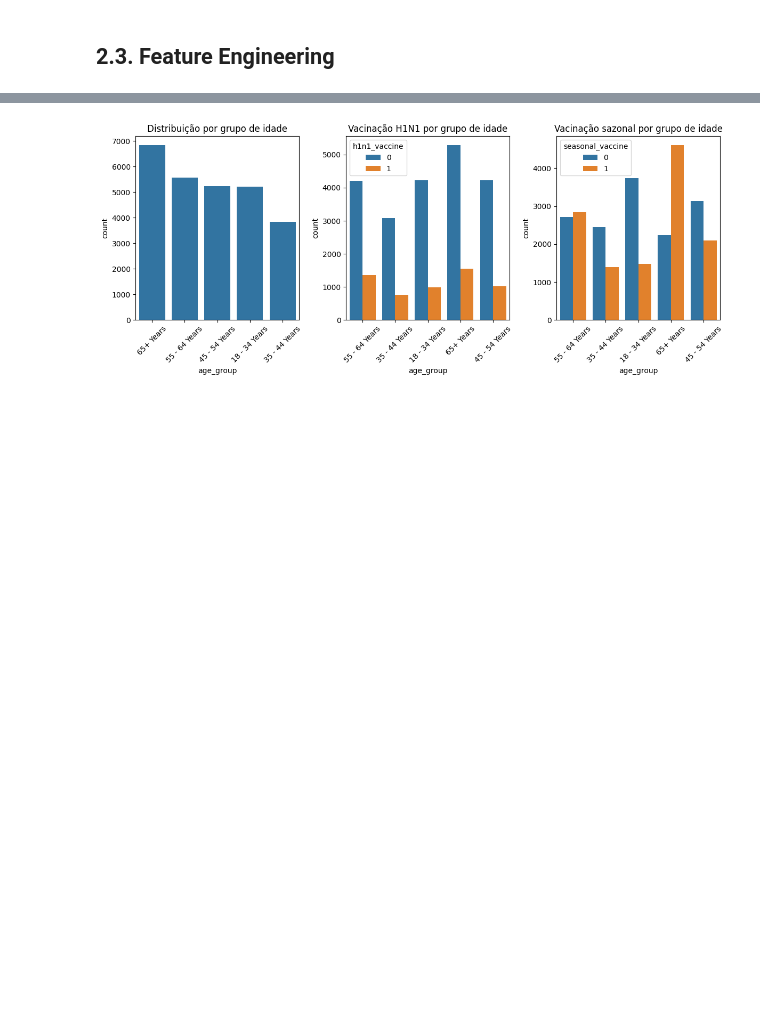
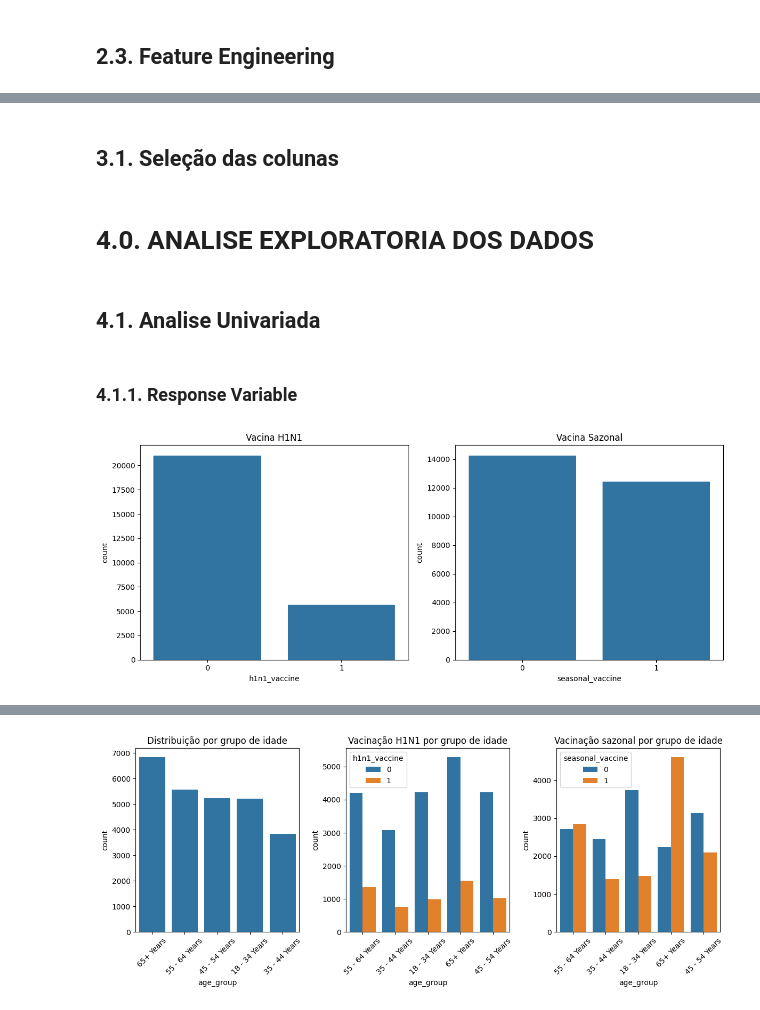
Before and after one commit to TiagoTuk/flu_shot_learning, a Jupyter notebook: notebooks/c2_feature_engeneering.ipynb, the cells around one changed output, grey strips where cells are left out. Drawn from its saved outputs; the diff is of its cells as text; code cells hidden in the pictures; blank space fills up the shorter version.

Commit message:
Finalizado feature engineering e a seleção das colunas, Inicio EDA

```diff
--- a/notebooks/c2_feature_engeneering.ipynb
+++ b/notebooks/c2_feature_engeneering.ipynb
@@ -357,0 +434,2 @@ df2.head()
+# %%
+df3 = df2.copy()
@@ -357,0 +445,30 @@ df2.head()
+# %% [markdown]
+## 3.1. Seleção das colunas
+# %%
+cols_drop = ['respondent_id', 'education', 'income_poverty', 'employment_status', 'hhs_geo_region', 'census_msa',
+             'employment_industry', 'employment_occupation']
+
+df3 = df3.drop( cols_drop, axis=1 )
+# %% [markdown]
+# 4.0. ANALISE EXPLORATORIA DOS DADOS
+# %%
+df4 = df3.copy()
+# %% [markdown]
+## 4.1. Analise Univariada
+# %% [markdown]
+### 4.1.1. Response Variable
+# %%
+plt.figure(figsize=(12, 5))
+
+plt.subplot(1, 2, 1)
+sns.countplot(x='h1n1_vaccine', data=df4)
+plt.title('Vacina H1N1')
+
+plt.subplot(1, 2, 2)
+sns.countplot(x='seasonal_vaccine', data=df4)
+plt.title('Vacina Sazonal')
+
+plt.tight_layout()
+plt.show()
+# %% [output]
+[figure, added]
```
Also changed, not shown: parts of 10 cells of this notebook.
